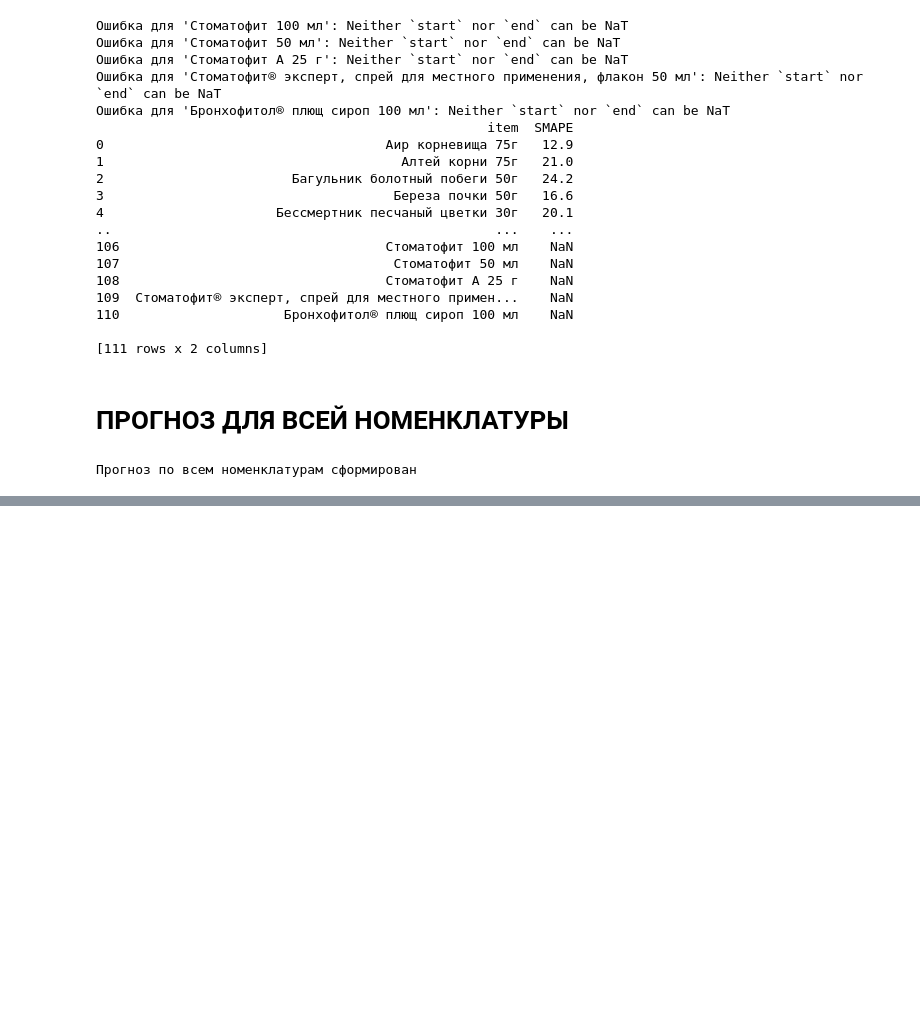
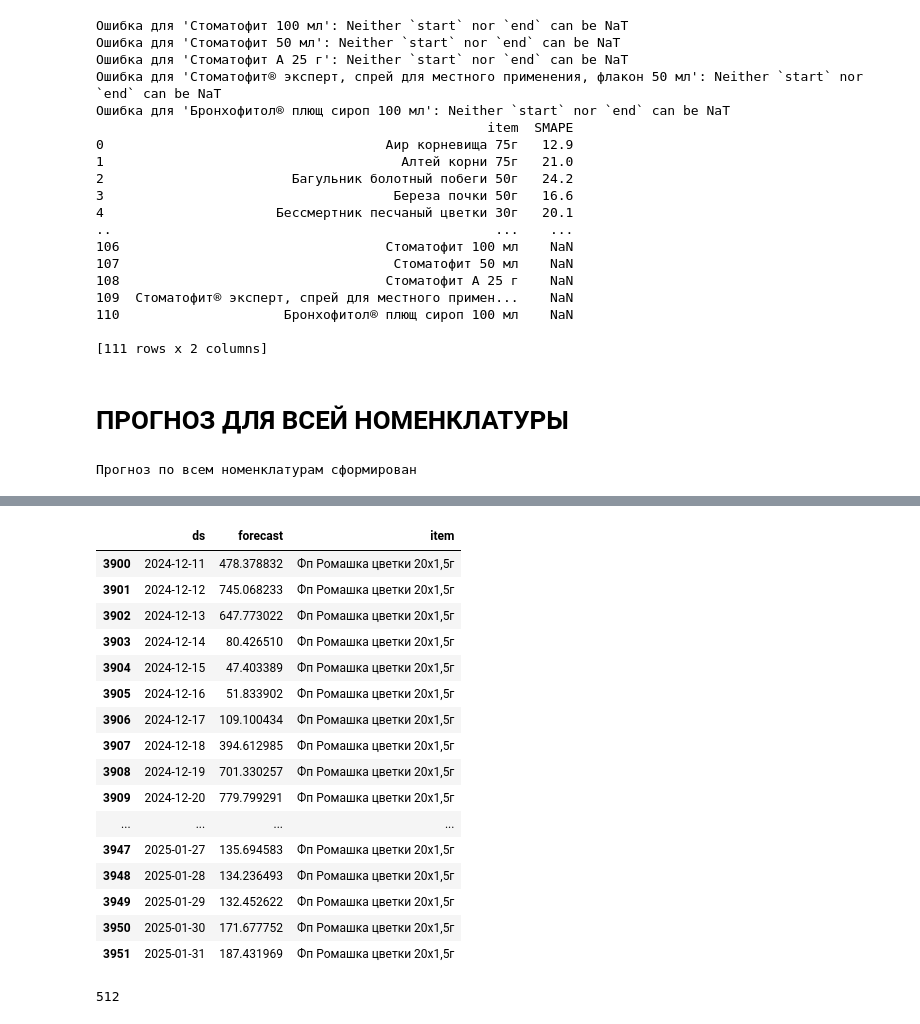
Before and after one commit to andreykoz82/StockAnalysis, a Jupyter notebook: forecast_sarima.ipynb, the cells around one changed output, grey strips where cells are left out. Drawn from its saved outputs; the diff is of its cells as text; code cells hidden in the pictures; blank space fills up the shorter version.

```diff
--- a/forecast_sarima.ipynb
+++ b/forecast_sarima.ipynb
@@ -307,0 +408,20 @@ results.to_sql('sarima_forecast', con=engine, if_exists='replace', index=False)
+# %%
+results.query('item == "Фп Ромашка цветки 20x1,5г"')
+# %% [output]
+|  | ds | forecast | item |
+| 3900 | 2024-12-11 | 478.378832 | Фп Ромашка цветки 20x1,5г |
+| 3901 | 2024-12-12 | 745.068233 | Фп Ромашка цветки 20x1,5г |
+| 3902 | 2024-12-13 | 647.773022 | Фп Ромашка цветки 20x1,5г |
+| 3903 | 2024-12-14 | 80.426510 | Фп Ромашка цветки 20x1,5г |
+| 3904 | 2024-12-15 | 47.403389 | Фп Ромашка цветки 20x1,5г |
+| 3905 | 2024-12-16 | 51.833902 | Фп Ромашка цветки 20x1,5г |
+| 3906 | 2024-12-17 | 109.100434 | Фп Ромашка цветки 20x1,5г |
+| 3907 | 2024-12-18 | 394.612985 | Фп Ромашка цветки 20x1,5г |
+| 3908 | 2024-12-19 | 701.330257 | Фп Ромашка цветки 20x1,5г |
+| 3909 | 2024-12-20 | 779.799291 | Фп Ромашка цветки 20x1,5г |
+| ... | ... | ... | ... |
+| 3947 | 2025-01-27 | 135.694583 | Фп Ромашка цветки 20x1,5г |
+| 3948 | 2025-01-28 | 134.236493 | Фп Ромашка цветки 20x1,5г |
+| 3949 | 2025-01-29 | 132.452622 | Фп Ромашка цветки 20x1,5г |
+| 3950 | 2025-01-30 | 171.677752 | Фп Ромашка цветки 20x1,5г |
+| 3951 | 2025-01-31 | 187.431969 | Фп Ромашка цветки 20x1,5г |
@@ -307,0 +430,4 @@ results.to_sql('sarima_forecast', con=engine, if_exists='replace', index=False)
+# %%
+results.to_sql('sarima_forecast', con=engine, if_exists='replace', index=False)
+# %% [output]
+512
```
Also changed, not shown: parts of 5 cells of this notebook, 1 other file.
